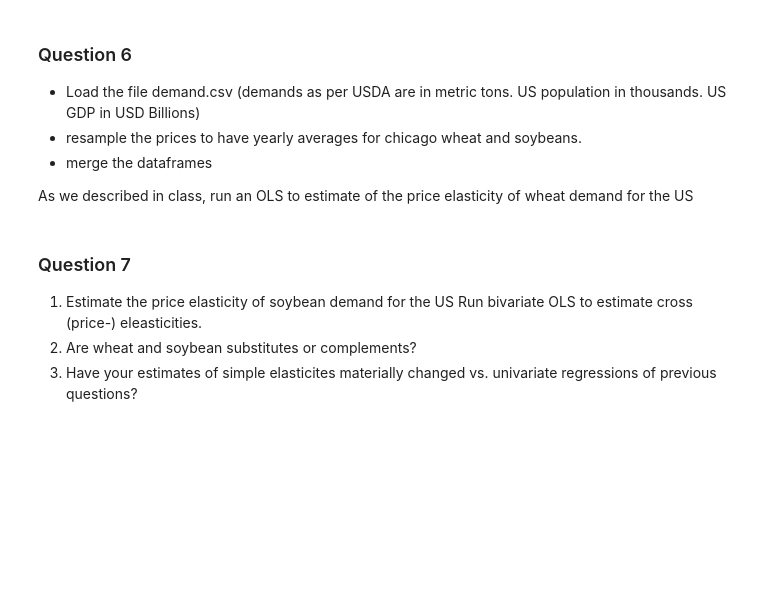
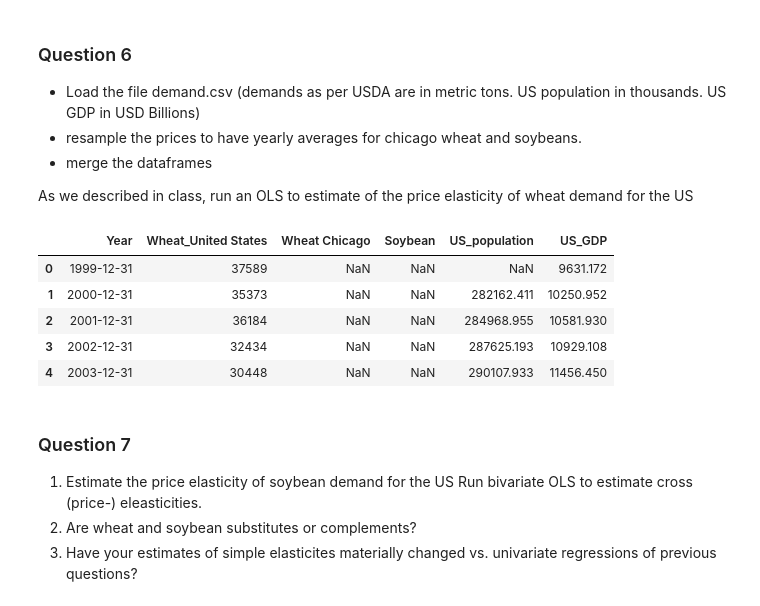
Before and after one commit to thomasmazouzi/Commodities, a Jupyter notebook: homework(1).ipynb, the cells around one changed output. Cells and saved outputs as stored; diff of their text form; code cells hidden in the pictures; blank space fills up the shorter version.

```diff
--- a/homework(1).ipynb
+++ b/homework(1).ipynb
@@ -283,0 +434,39 @@ As we described in class, run an OLS to estimate of the price elasticity of whea
+# %%
+import pandas as pd
+import numpy as np
+import matplotlib.pyplot as plt
+import seaborn as sns
+import statsmodels.api as sm
+
+# Load demand data
+demand_data = pd.read_csv("demand.csv")
+
+# Convert the year column to datetime for easier manipulation
+demand_data['Year'] = pd.to_datetime(demand_data['Dates'].astype(str))
+
+# Resample prices to yearly averages for Chicago wheat and soybeans
+yearly_prices = commodity[['Wheat Chicago', 'Soybean']].resample('Y').mean()
+yearly_prices.index = yearly_prices.index.year
+yearly_prices = yearly_prices.reset_index()
+yearly_prices.rename(columns={'index': 'Year'}, inplace=True)
+yearly_prices['Date'] = pd.to_datetime(yearly_prices['Date'].astype(str))
+
+# Rename the column 'Dates' to 'Date' in demand_data and ensure 'Date' is datetime
+demand_data.rename(columns={'Dates': 'Date'}, inplace=True)
+demand_data['Date'] = pd.to_datetime(demand_data['Date'])
+
+# Adjust the dates in demand_data['Date'] to be January 1st of the following year
+demand_data['Date'] = demand_data['Date'] + pd.offsets.YearBegin(1)
+
+# Merge dataframes
+merged_data = pd.merge(demand_data, yearly_prices, on='Date', how='inner')
+
+# Display the first few rows of the merged data
+merged_data[['Year', 'Wheat_United States', 'Wheat Chicago', 'Soybean', 'US_population', 'US_GDP']].head()
+# %% [output]
+|  | Year | Wheat_United States | Wheat Chicago | Soybean | US_population | US_GDP |
+| 0 | 1999-12-31 | 37589 | NaN | NaN | NaN | 9631.172 |
+| 1 | 2000-12-31 | 35373 | NaN | NaN | 282162.411 | 10250.952 |
+| 2 | 2001-12-31 | 36184 | NaN | NaN | 284968.955 | 10581.930 |
+| 3 | 2002-12-31 | 32434 | NaN | NaN | 287625.193 | 10929.108 |
+| 4 | 2003-12-31 | 30448 | NaN | NaN | 290107.933 | 11456.450 |
```
Also changed, not shown: parts of 27 cells of this notebook.
